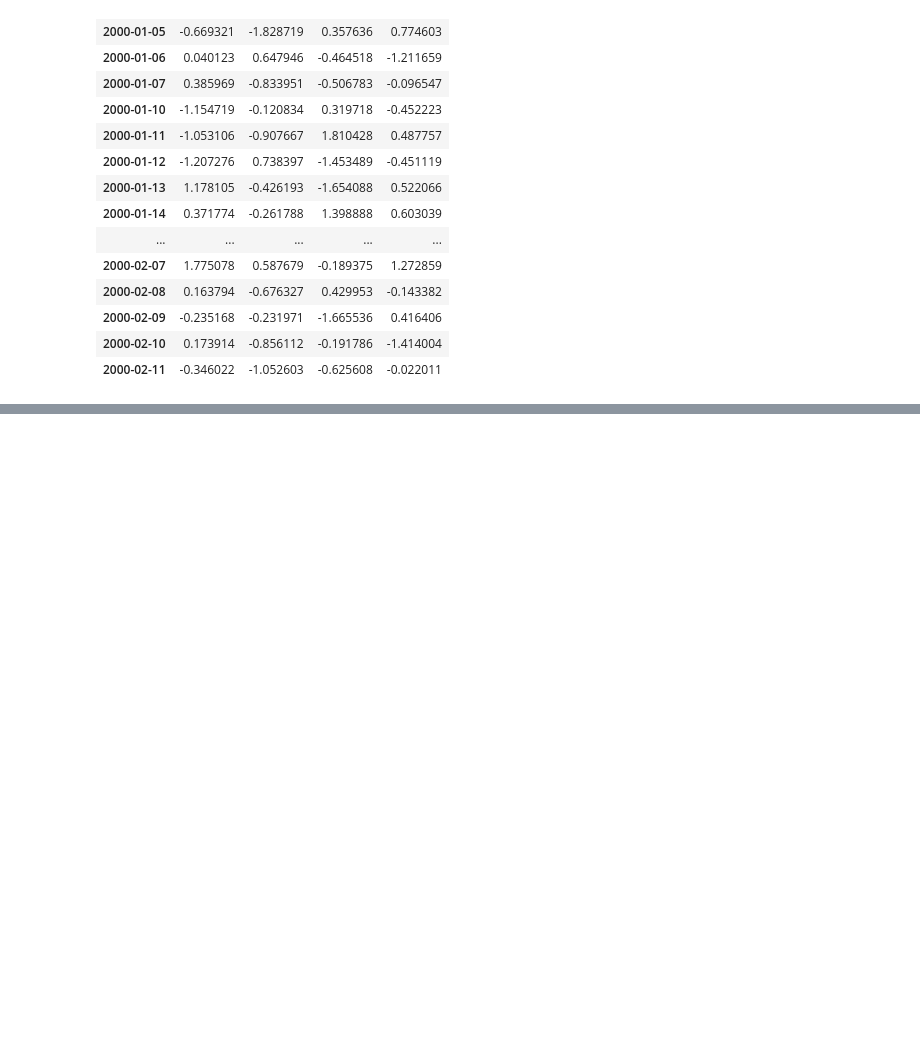
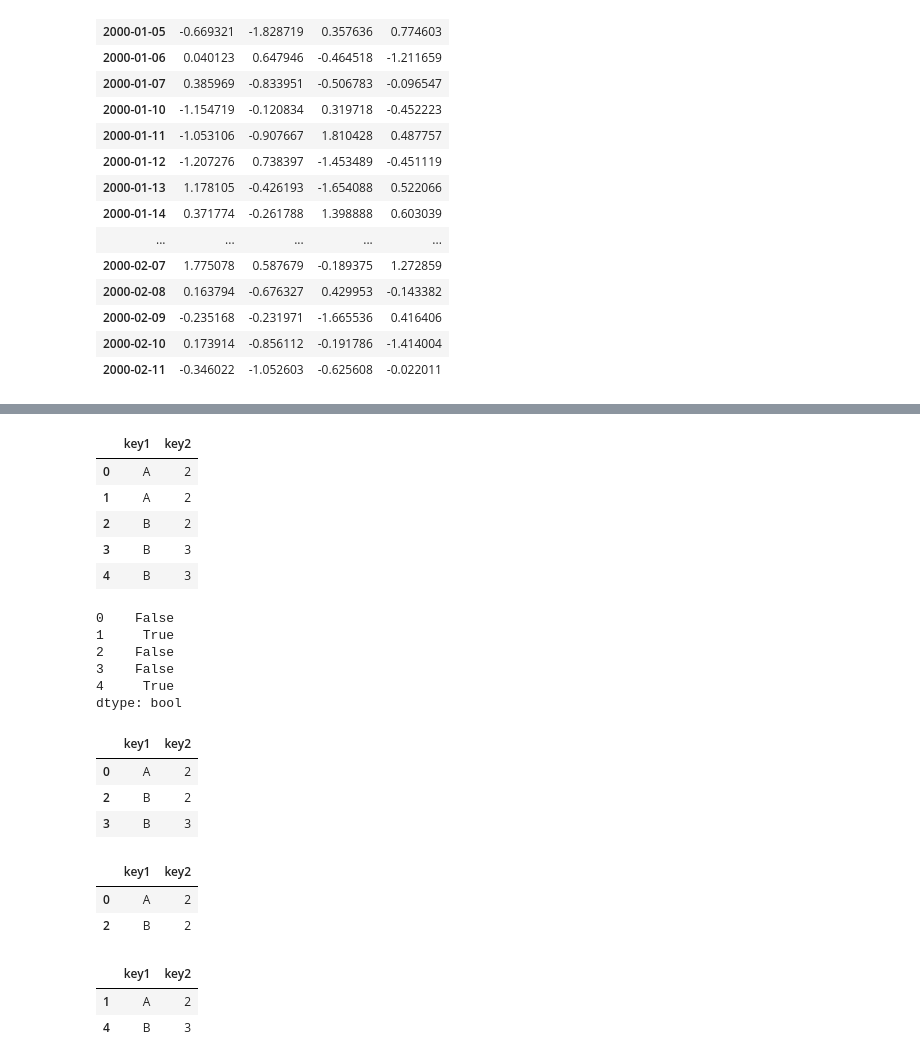
Before and after one commit to largekind/DataScience, a Jupyter notebook: DataFix.ipynb, the cells around one changed output, grey strips where cells are left out. Saved outputs shown, nothing was run; the diff lists cells and outputs as text; code cells hidden in the pictures; blank space fills up the shorter version.

Commit message:
Add method for correcting duplicate data

```diff
--- a/DataFix.ipynb
+++ b/DataFix.ipynb
@@ -471,0 +477,43 @@ dframe_piv
+# %%
+# 重複したデータの用意
+dframe = DataFrame({'key1': ['A'] * 2 + ['B'] * 3,
+                  'key2': [2, 2, 2, 3, 3]})
+dframe
+# %% [output]
+|  | key1 | key2 |
+| 0 | A | 2 |
+| 1 | A | 2 |
+| 2 | B | 2 |
+| 3 | B | 3 |
+| 4 | B | 3 |
+# %%
+dframe.duplicated()
+# %% [output]
+0    False
+1     True
+2    False
+3    False
+4     True
+dtype: bool
+# %%
+# 重複しているデータの削除 デフォルトは完全一致
+dframe.drop_duplicates()
+# %% [output]
+|  | key1 | key2 |
+| 0 | A | 2 |
+| 2 | B | 2 |
+| 3 | B | 3 |
+# %%
+# 重複しているデータの削除 Key指定のパターン
+dframe.drop_duplicates(["key1"])
+# %% [output]
+|  | key1 | key2 |
+| 0 | A | 2 |
+| 2 | B | 2 |
+# %%
+# 重複しているデータの削除 Key指定のパターン
+dframe.drop_duplicates(["key1"],keep="last") #take_lastはpandas1.70で消え、代わりにkeep="last"を使用する
+# %% [output]
+|  | key1 | key2 |
+| 1 | A | 2 |
+| 4 | B | 3 |
```
Also changed, not shown: parts of 1 cell of this notebook.
